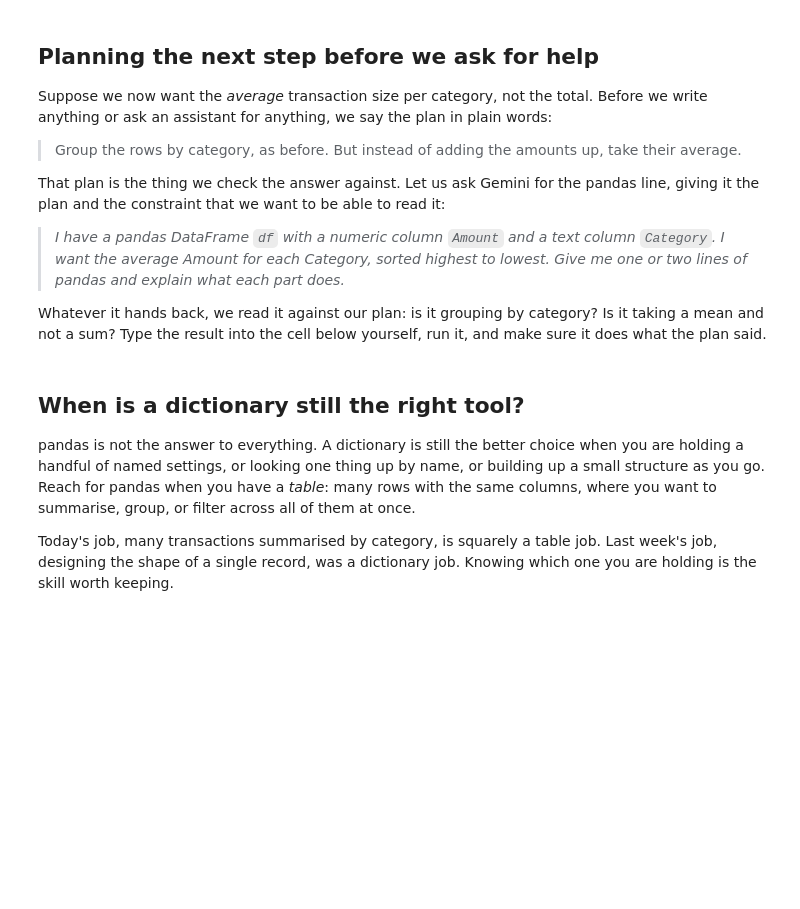
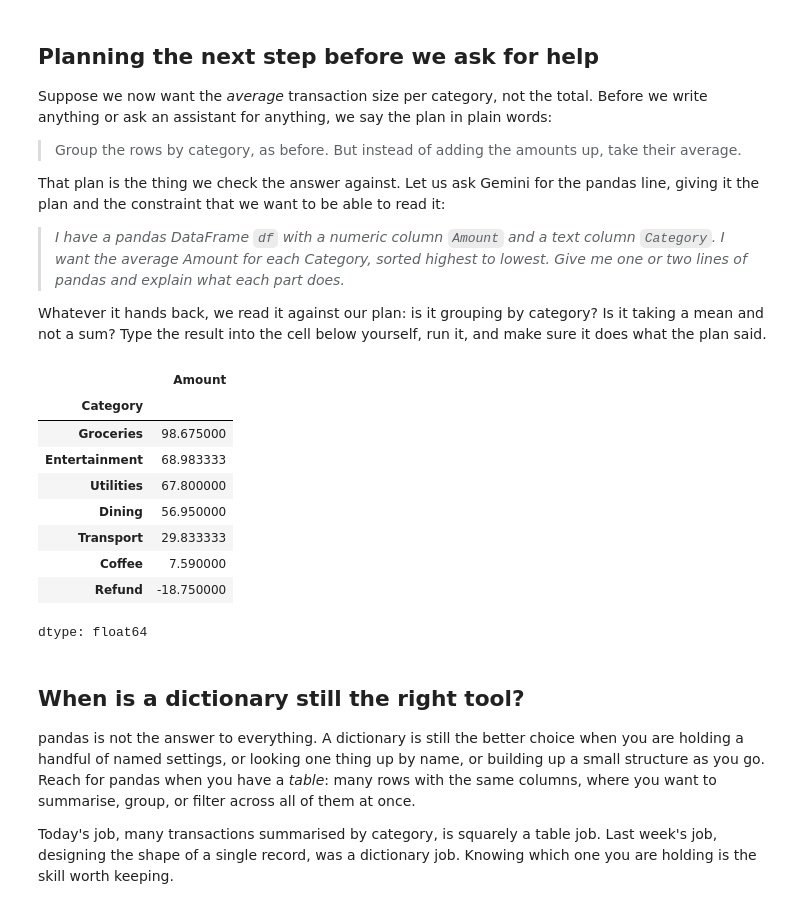
Before and after one commit to darcymarsh06/ISYS2001-darcy-marsh, a Jupyter notebook: Module 07 - Directing Pandas/guided_pandas_worksheet.ipynb, the cells around one changed output. Drawn from its saved outputs; the diff is of its cells as text; code cells hidden in the pictures; blank space fills up the shorter version.

```diff
--- a/Module 07 - Directing Pandas/guided_pandas_worksheet.ipynb
+++ b/Module 07 - Directing Pandas/guided_pandas_worksheet.ipynb
@@ -165,6 +247,19 @@ make sure it does what the plan said.
 # %%
 # Write the average-per-category line here, guided by the plan above.
 # Check the result against what you expected before moving on.
+
+df.groupby('Category')['Amount'].mean().sort_values(ascending=False)
+# %% [output]
+|  | Amount |
+| Category |  |
+| Groceries | 98.675000 |
+| Entertainment | 68.983333 |
+| Utilities | 67.800000 |
+| Dining | 56.950000 |
+| Transport | 29.833333 |
+| Coffee | 7.590000 |
+| Refund | -18.750000 |
+dtype: float64
 # %% [markdown]
 ## When is a dictionary still the right tool?
 
```
Also changed, not shown: parts of 6 cells of this notebook.
